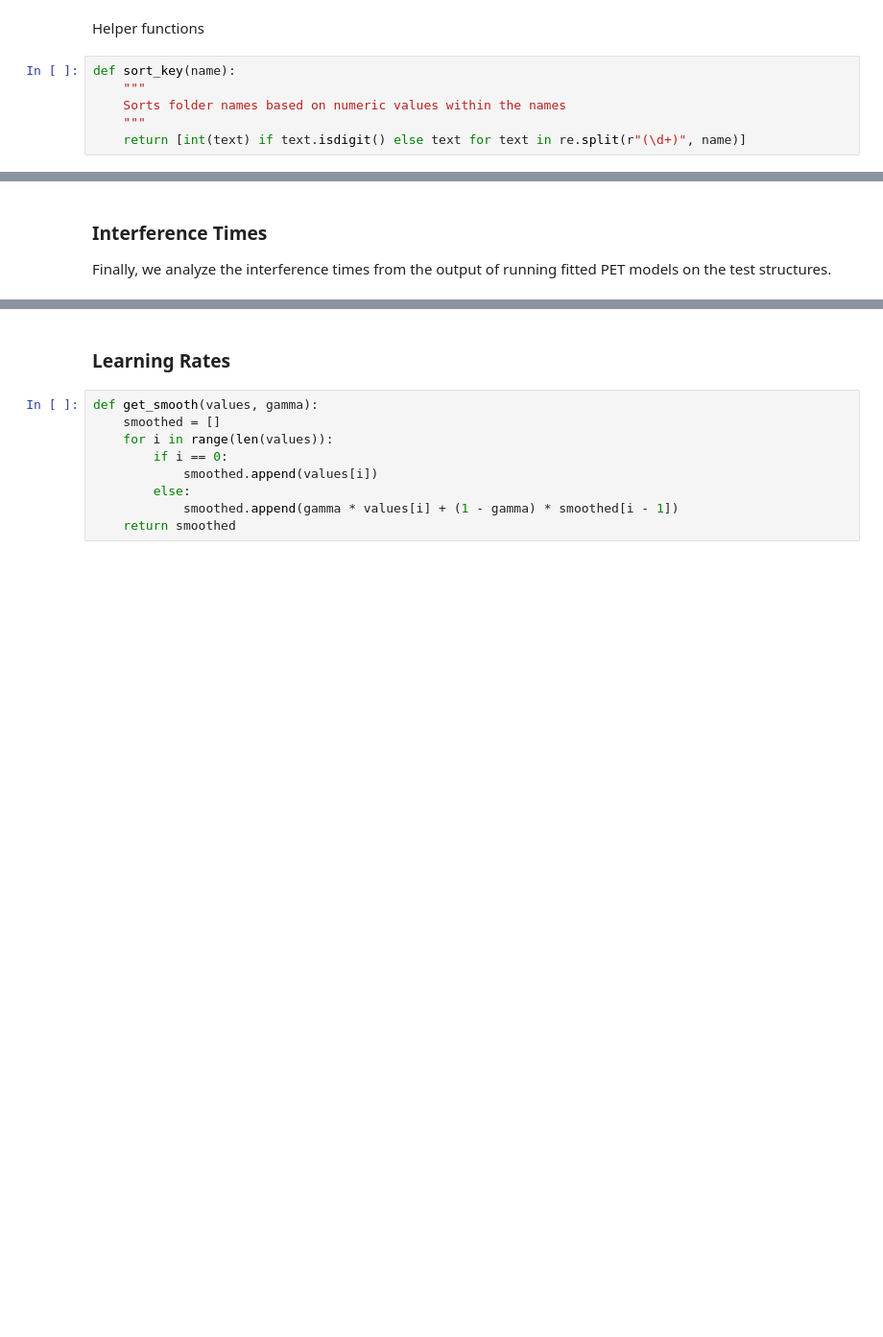
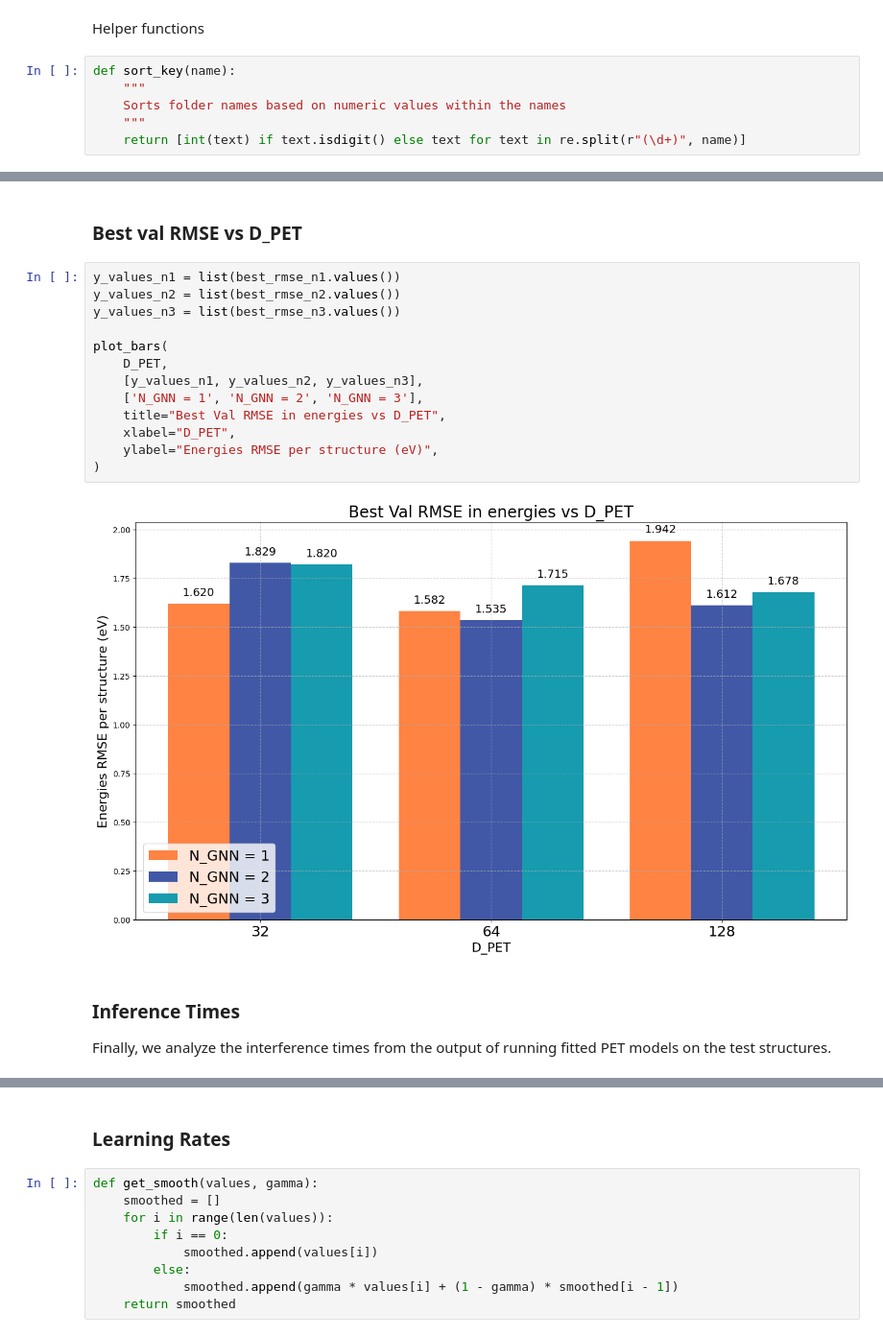
Before and after one commit to tulga-rdn/pet, a Jupyter notebook: plot_mae_nggn.ipynb, the cells around one changed output, grey strips where cells are left out. Shown at 96% size. Saved outputs shown, nothing was run; the diff lists cells and outputs as text; blank space fills up the shorter version.

```diff
--- a/plot_mae_nggn.ipynb
+++ b/plot_mae_nggn.ipynb
@@ -134,5 +192,22 @@ plot(
+# %% [markdown]
+### Best val RMSE vs D_PET
+# %%
+y_values_n1 = list(best_rmse_n1.values())
+y_values_n2 = list(best_rmse_n2.values())
+y_values_n3 = list(best_rmse_n3.values())
+
+plot_bars(
+    D_PET,
+    [y_values_n1, y_values_n2, y_values_n3],
+    ['N_GNN = 1', 'N_GNN = 2', 'N_GNN = 3'],
+    title="Best Val RMSE in energies vs D_PET",
+    xlabel="D_PET",
+    ylabel="Energies RMSE per structure (eV)",
+)
+# %% [output]
+[figure, added]
 # %% [markdown]
-### Interference Times
+### Inference Times
 
 Finally, we analyze the interference times from the output of running fitted PET models on the test structures.
 # %%
```
Also changed, not shown: parts of 29 cells of this notebook.
